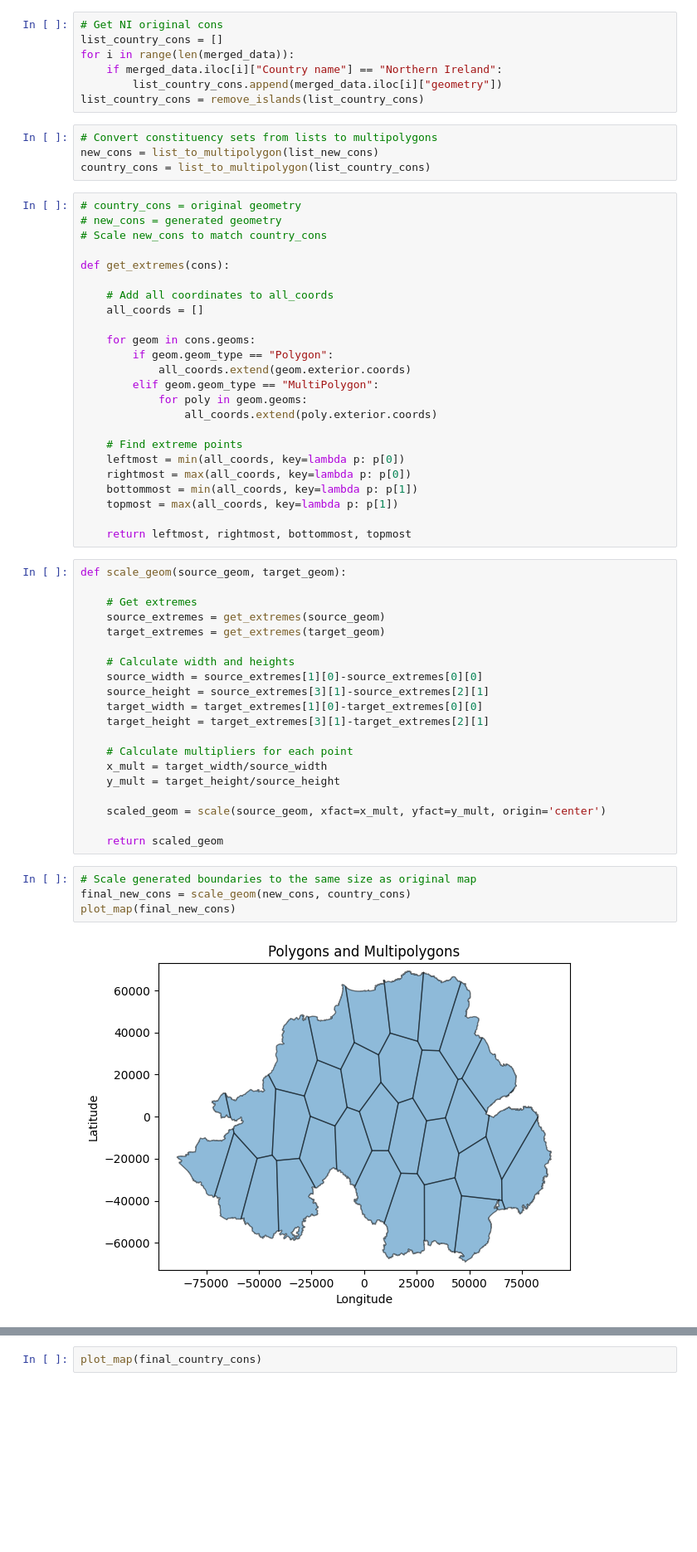
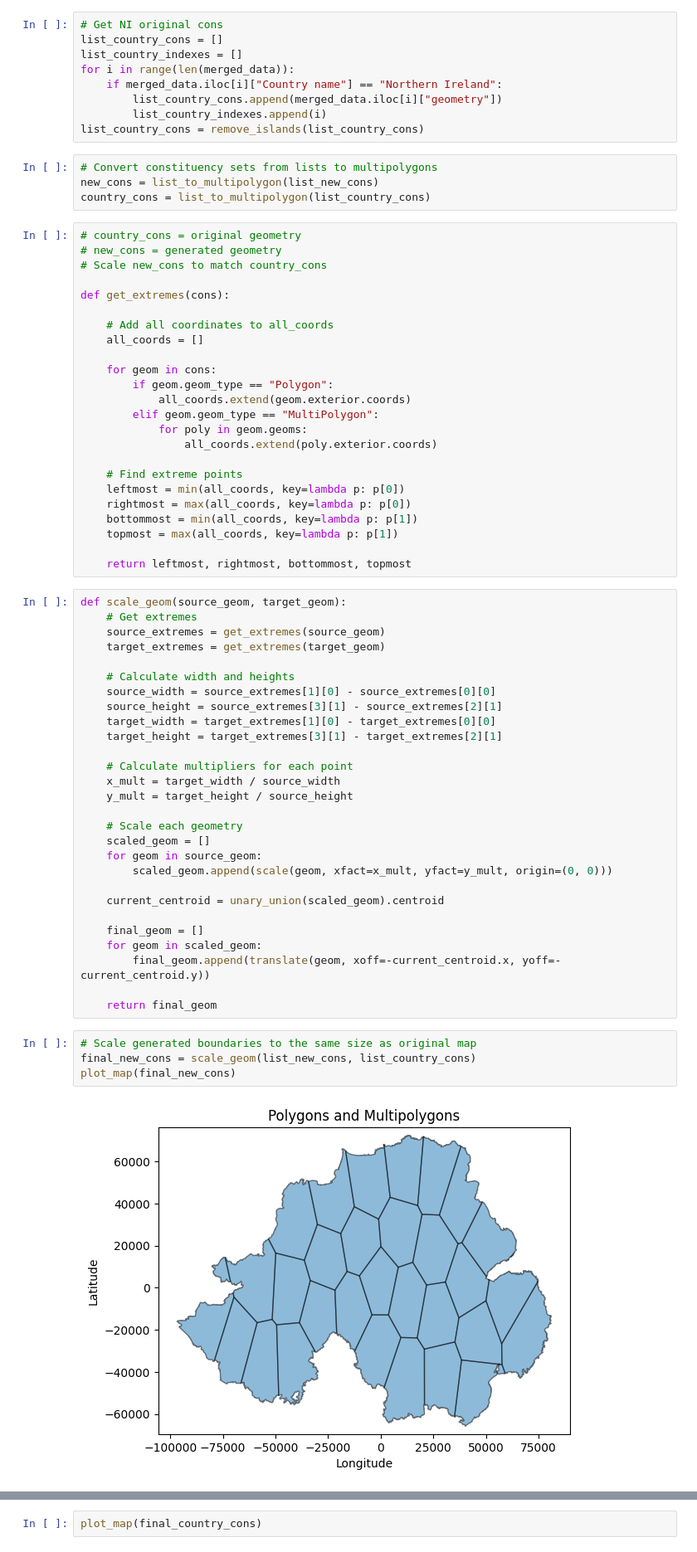
Before and after one commit to jamese21/CVDDMUK, a Jupyter notebook: weighted-avg-simulation.ipynb, the cells around one changed output, grey strips where cells are left out. Shown at 83% size. Drawn from its saved outputs; the diff is of its cells as text; blank space fills up the shorter version.

```diff
--- a/weighted-avg-simulation.ipynb
+++ b/weighted-avg-simulation.ipynb
@@ -33,9 +34,11 @@ for i in range(len(new_cons_gdf)):
 # %%
 # Get NI original cons
 list_country_cons = []
+list_country_indexes = []
 for i in range(len(merged_data)):
     if merged_data.iloc[i]["Country name"] == "Northern Ireland":
         list_country_cons.append(merged_data.iloc[i]["geometry"])
+        list_country_indexes.append(i)
 list_country_cons = remove_islands(list_country_cons)
 # %%
 # Convert constituency sets from lists to multipolygons
@@ -51,7 +54,7 @@ def get_extremes(cons):
     # Add all coordinates to all_coords
     all_coords = []
 
-    for geom in cons.geoms:
+    for geom in cons:
         if geom.geom_type == "Polygon":
             all_coords.extend(geom.exterior.coords)
         elif geom.geom_type == "MultiPolygon":
@@ -67,30 +70,38 @@ def get_extremes(cons):
     return leftmost, rightmost, bottommost, topmost
 # %%
 def scale_geom(source_geom, target_geom):
-
     # Get extremes
     source_extremes = get_extremes(source_geom)
     target_extremes = get_extremes(target_geom)
 
     # Calculate width and heights
-    source_width = source_extremes[1][0]-source_extremes[0][0]
-    source_height = source_extremes[3][1]-source_extremes[2][1]
-    target_width = target_extremes[1][0]-target_extremes[0][0]
-    target_height = target_extremes[3][1]-target_extremes[2][1]
+    source_width = source_extremes[1][0] - source_extremes[0][0]
+    source_height = source_extremes[3][1] - source_extremes[2][1]
+    target_width = target_extremes[1][0] - target_extremes[0][0]
+    target_height = target_extremes[3][1] - target_extremes[2][1]
 
     # Calculate multipliers for each point
-    x_mult = target_width/source_width
-    y_mult = target_height/source_height
+    x_mult = target_width / source_width
+    y_mult = target_height / source_height
 
-    scaled_geom = scale(source_geom, xfact=x_mult, yfact=y_mult, origin='center')
+    # Scale each geometry
+    scaled_geom = []
+    for geom in source_geom:
+        scaled_geom.append(scale(geom, xfact=x_mult, yfact=y_mult, origin=(0, 0)))
 
-    return scaled_geom
+    current_centroid = unary_union(scaled_geom).centroid
+
+    final_geom = []
+    for geom in scaled_geom:
+        final_geom.append(translate(geom, xoff=-current_centroid.x, yoff=-current_centroid.y))
+
+    return final_geom
 # %%
 # Scale generated boundaries to the same size as original map
-final_new_cons = scale_geom(new_cons, country_cons)
+final_new_cons = scale_geom(list_new_cons, list_country_cons)
 plot_map(final_new_cons)
 # %% [output]
-[figure, old version]
+[figure, new version]
 # %%
 # Center original map around origin
 
```
Also changed, not shown: parts of 7 cells of this notebook.
